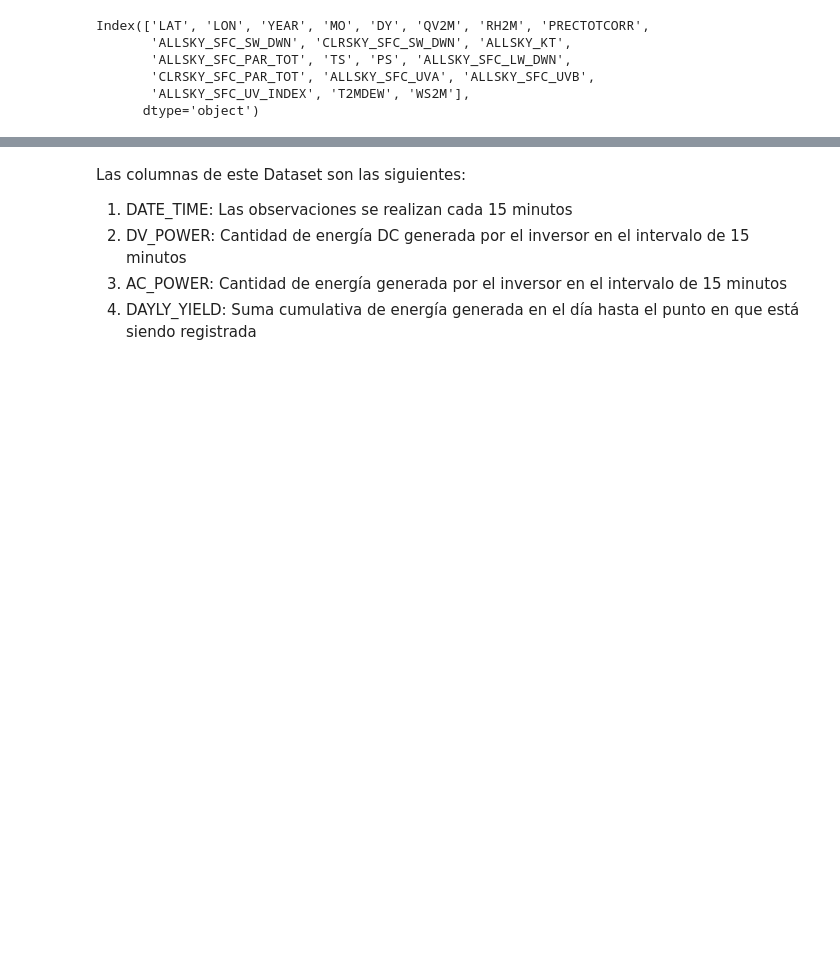
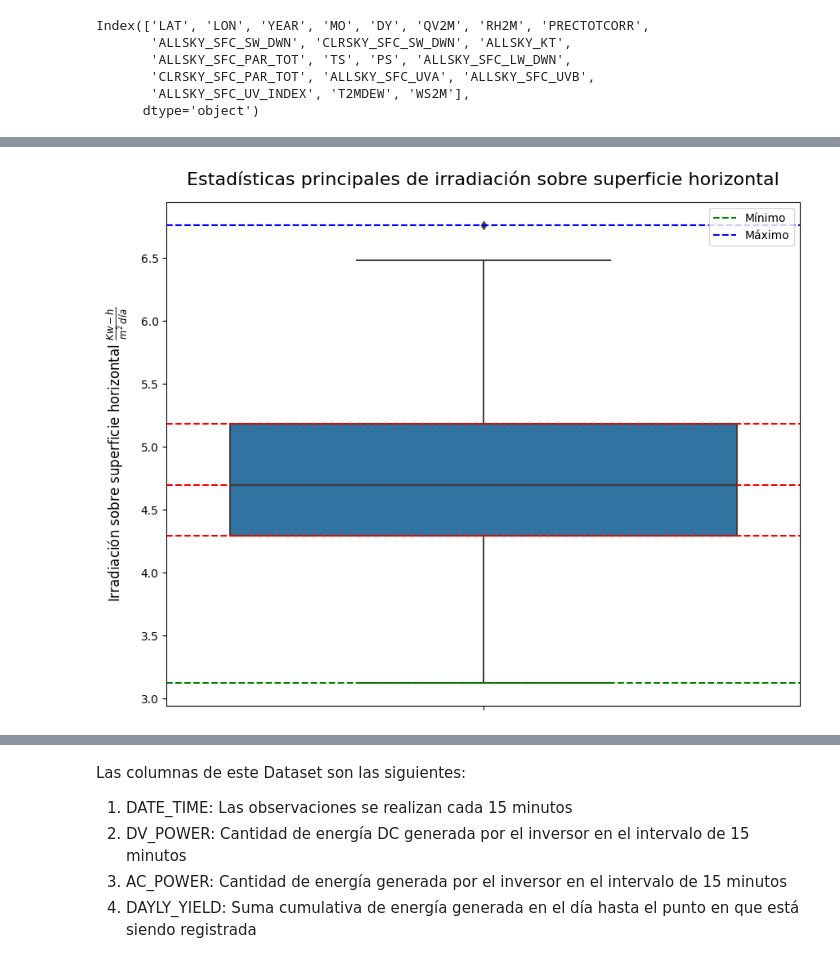
Before and after one commit to CarlosBaez11/Solar_data, a Jupyter notebook: scripts/data_analysis.ipynb, the cells around one changed output, grey strips where cells are left out. Saved outputs shown, nothing was run; the diff lists cells and outputs as text; code cells hidden in the pictures; blank space fills up the shorter version.

```diff
--- a/scripts/data_analysis.ipynb
+++ b/scripts/data_analysis.ipynb
@@ -67,0 +74,30 @@ sns.scatterplot(promedio_dia, x="MO", y='CLRSKY_SFC_SW_DWN', hue="MO", palette="
+# %%
+df = promedio_dia
+# Calcular los percentiles y el rango
+percentiles = [0.25, 0.50, 0.75]
+percentile_values = df['ALLSKY_SFC_SW_DWN'].quantile(percentiles)
+min_value = df['ALLSKY_SFC_SW_DWN'].min()
+max_value = df['ALLSKY_SFC_SW_DWN'].max()
+
+# Crear el diagrama de caja y bigotes
+plt.figure(figsize=(10,8))
+sns.boxplot(y=df['ALLSKY_SFC_SW_DWN'])
+
+# Agregar las líneas para los percentiles
+for percentile in percentile_values:
+    plt.axhline(percentile, color='r', linestyle='--')
+
+# Agregar las líneas para el mínimo y máximo
+
+plt.axhline(min_value, color='g', linestyle='--', label='Mínimo')
+plt.axhline(max_value, color='b', linestyle='--', label='Máximo')
+
+# Configurar las etiquetas y el título
+plt.ylabel(r"Irradiación sobre superficie horizontal $\frac{Kw-h}{m^2\/día}$", labelpad=10, fontsize=12)
+plt.title('Estadísticas principales de irradiación sobre superficie horizontal', pad=15, fontsize=16)
+plt.legend(loc='upper right')
+
+# Mostrar el gráfico
+plt.show()
+# %% [output]
+[figure, added]
```
Also changed, not shown: parts of 23 cells of this notebook.
